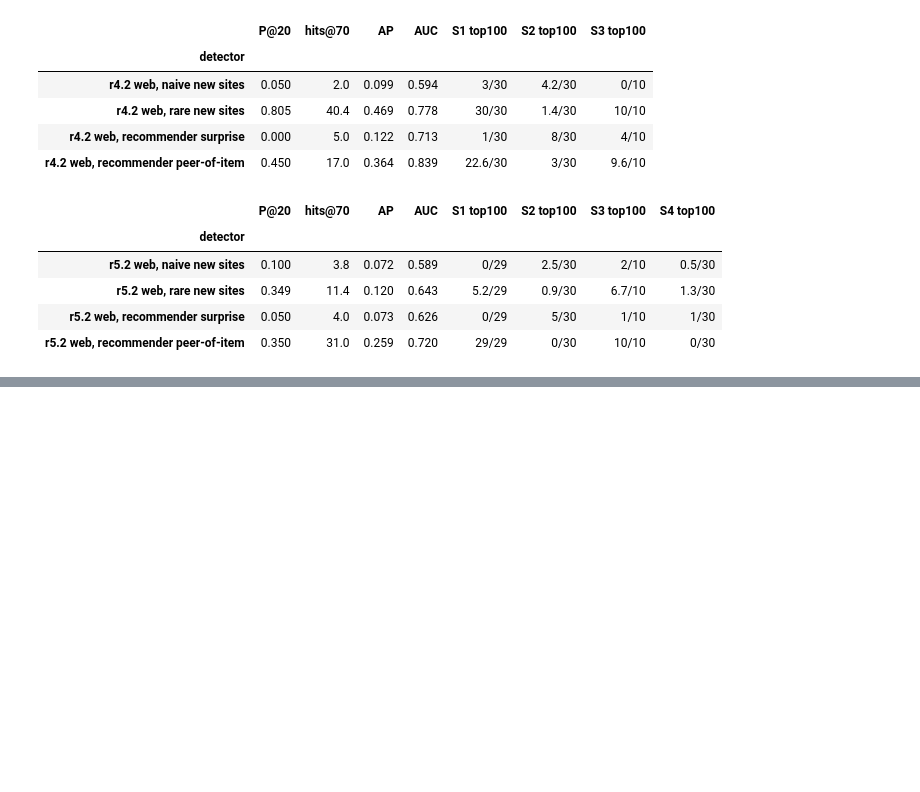
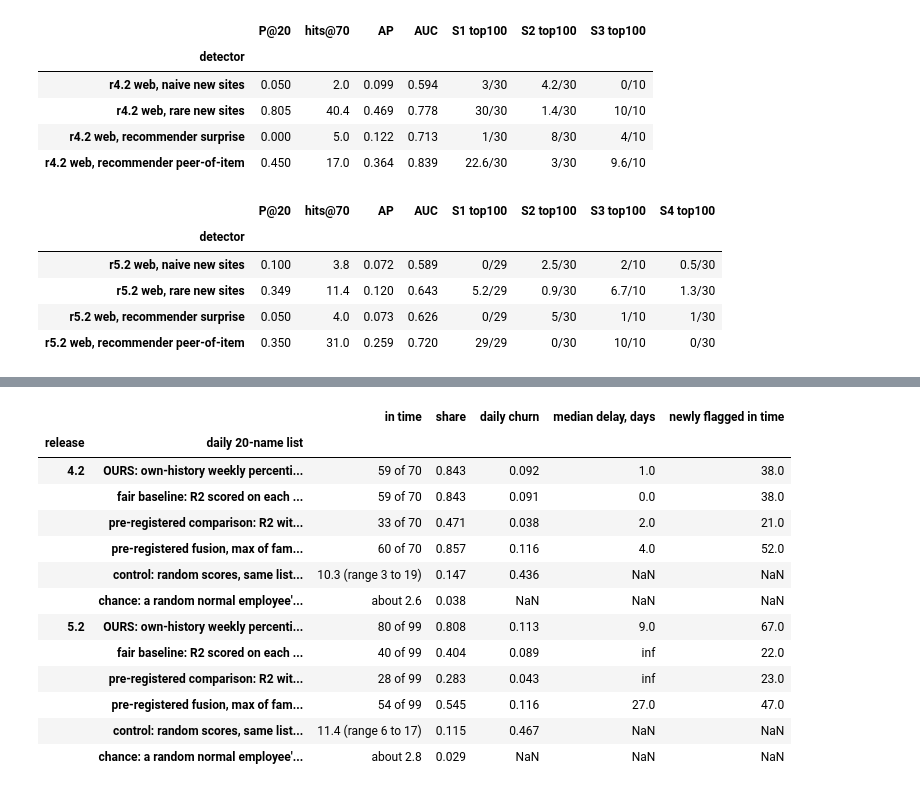
Before and after one commit to theMehrad/IBMZDatathon2026, a Jupyter notebook: feasibility/OutOfRole_Feasibility.ipynb, the cells around one changed output, grey strips where cells are left out. Drawn from its saved outputs; the diff is of its cells as text; code cells hidden in the pictures; blank space fills up the shorter version.

```diff
--- a/feasibility/OutOfRole_Feasibility.ipynb
+++ b/feasibility/OutOfRole_Feasibility.ipynb
@@ -88,7 +109,7 @@ SEED = 7
 T0 = time.time()
 
 spark = (SparkSession.builder.master("local[10]").appName("outofrole-feasibility")
-         .config("spark.driver.memory", "16g").config("spark.sql.shuffle.partitions", "64")
+         .config("spark.driver.memory", "8g").config("spark.sql.shuffle.partitions", "64")
          .config("spark.ui.showConsoleProgress", "false").getOrCreate())
 spark.sparkContext.setLogLevel("ERROR")
 print("Spark", spark.version, "| data:", DATA)
@@ -1382,0 +2136,77 @@ This follows the external reviewer's final recommendation: one tested default ra
+# %%
+# ---------- Step 19: early warning, graded against the answer key ----------
+def after_share(c, r, D):
+    # share of the insider's own answer-key events dated on days after the flag day (0 if never flagged)
+    if D is None or pd.isna(D): return 0.0
+    e = pd.read_csv(glob.glob(str(ANS / f"r{c.rel}-{r.scenario}" / f"*{r.user}*.csv"))[0], header=None, usecols=[2, 3])
+    e = e[e[3] == r.user]
+    return float(((pd.to_datetime(e[2], format="%m/%d/%Y %H:%M:%S").dt.normalize() - c.cut).dt.days.values > D).mean())
+
+def chance(ON, ins, normal, rng):
+    # identity shuffle: each insider gets the list history of a random normal employee over the insider's own attack window
+    On = ON[normal]
+    H = np.array([On[:, r.Ft:max(r.Ft + 1, r.Lt)].any(1) if r.Lt > r.Ft else np.zeros(len(On), bool) for r in ins.itertuples()])
+    sims = np.array([H[np.arange(len(ins)), rng.permutation(len(On))[:len(ins)]].mean() for _ in range(EW_NSHUF)])
+    return sims.mean(), np.quantile(sims, 0.95)
+
+def churn(ON):
+    size = ON.sum(0)                     # share of today's names that were not on yesterday's list, averaged over days
+    return float(np.mean([(ON[:, t] & ~ON[:, t - 1]).sum() / max(1, size[t]) for t in range(1, ON.shape[1])]))
+
+def burden(ON, g, is_ins):
+    T = ON.shape[1]; wk = (np.arange(T) + g["t_cut"] + g["day0"].weekday()) // 7
+    full = [w for w in np.unique(wk) if (wk == w).sum() == 7]
+    first = np.where(ON.any(1), ON.argmax(1), -1)
+    return {"new names per week (first-ever entrants)": np.mean([((first >= 0) & np.isin(first, np.where(wk == w)[0])).sum() for w in full[2:]]),
+            "distinct people on the list per week": np.mean([ON[:, wk == w].any(1).sum() for w in full]),
+            "normal staff ever listed": f"{int((ON.any(1) & ~is_ins).sum())} of {int((~is_ins).sum())}",
+            "share of list slots held by normal staff": ON[~is_ins].sum() / ON.sum(), "daily churn": churn(ON)}
+
+def mcnemar(a, b):
+    x, y = int((a & ~b).sum()), int((~a & b).sum())
+    return x, y, (1.0 if x + y == 0 else min(1.0, 2 * binom.cdf(min(x, y), x + y, 0.5)))
+
+ORDER19 = ["percentile (b)", "R2, today's value only", "R2 28-day window (a)", "pre-registered fusion (c)"]
+LABEL19 = {"percentile (b)": "OURS: own-history weekly percentile, running score (b)",
+           "R2, today's value only": "fair baseline: R2 scored on each day's value alone (similar churn)",
+           "R2 28-day window (a)": "pre-registered comparison: R2 with the same running score (a)",
+           "pre-registered fusion (c)": "pre-registered fusion, max of family tails (c)"}
+head, scen, load, tests = [], [], [], []
+for c in (c42, c52):
+    ew = EW[c.rel]; ins, gr, ON = ew["ins"], ew["G"], ew["ON"]; n = len(ins)
+    gr["R2, today's value only"] = grade(ON["R2, today's value only"], ins)
+    is_ins = np.zeros(len(c.users), bool); is_ins[ins.i] = True
+    b = gr["percentile (b)"]
+    b["after"] = [after_share(c, r, D) for r, D in zip(ins.itertuples(), b.D)]
+    # chance: the reference script draws all its shuffles from one random stream and reaches method (b) after 6 earlier
+    # calls of 500 shuffles each (method a under three running-score rules and two list sizes); we skip those draws too
+    rng = np.random.RandomState(SEED)
+    for _ in range(6 * EW_NSHUF): rng.permutation(int((~is_ins).sum()))
+    ch_mean, ch_p95 = chance(ON["percentile (b)"], ins, ~is_ins, rng)
+    T = ew["g"]["nd"] - ew["g"]["t_cut"]
+    rnd_runs = [daily_lists(running(np.random.default_rng(1000 + s).random((len(c.users), T))), np.random.default_rng(s).random(len(c.users))) for s in range(20)]
+    rnd = [int(grade(o, ins).in_time.sum()) for o in rnd_runs]
+    for k in ORDER19:
+        gk = gr[k]
+        head.append({"release": c.rel, "daily 20-name list": LABEL19[k], "in time": f"{int(gk.in_time.sum())} of {n}", "share": gk.in_time.mean(),
+                     "daily churn": churn(ON[k]), "median delay, days": np.median(gk.delay),
+                     "newly flagged in time": int((gk.in_time & ~gk.listed_14d_before).sum())})
+    head.append({"release": c.rel, "daily 20-name list": "control: random scores, same list and running score (20 seeds)",
+                 "in time": f"{np.mean(rnd):.1f} (range {min(rnd)} to {max(rnd)})", "share": np.mean(rnd) / n,
+                 "daily churn": np.mean([churn(o) for o in rnd_runs]), "median delay, days": np.nan, "newly flagged in time": np.nan})
+    head.append({"release": c.rel, "daily 20-name list": f"chance: a random normal employee's list history (p95 share {ch_p95:.3f})",
+                 "in time": f"about {ch_mean * n:.1f}", "share": ch_mean, "daily churn": np.nan, "median delay, days": np.nan, "newly flagged in time": np.nan})
+    print(f"r{c.rel}: mean per-insider share of labelled malicious events on days after the flag day (remaining opportunity) = {b.after.mean():.3f}")
+    for s, gs in b.groupby("scenario"):
+        scen.append({"release": c.rel, "scenario": s, "in time": f"{int(gs.in_time.sum())}/{len(gs)}", "median delay, days": np.median(gs.delay),
+                     "newly flagged in time (not listed in the 14 days before)": f"{int((gs.in_time & ~gs.listed_14d_before).sum())}/{len(gs)}"})
+    load += [{"release": c.rel, "list": "percentile (b)", **burden(ON["percentile (b)"], ew["g"], is_ins)},
+             {"release": c.rel, "list": "random-score control (seed 0)", **burden(rnd_runs[0], ew["g"], is_ins)}]
+    for k in ("pre-registered fusion (c)", "percentile (b)"):
+        x, y, p = mcnemar(gr[k].in_time.values, gr["R2 28-day window (a)"].in_time.values)
+        tests.append({"release": c.rel, "comparison": f"{k} vs R2 (a)", "in time only with the first": x, "only with R2": y, "exact McNemar p": p})
+display(pd.DataFrame(head).set_index(["release", "daily 20-name list"]).round(3))
+display(pd.DataFrame(scen).set_index(["release", "scenario"]))
+display(pd.DataFrame(load).set_index(["release", "list"]).round(3))
+display(pd.DataFrame(tests).set_index(["release", "comparison"]).style.format({"exact McNemar p": "{:.1e}"}))
+# %% [output]
@@ -1382,0 +2215,14 @@ This follows the external reviewer's final recommendation: one tested default ra
+|  |  | in time | share | daily churn | median delay, days | newly flagged in time |
+| release | daily 20-name list |  |  |  |  |  |
+| 4.2 | OURS: own-history weekly percenti... | 59 of 70 | 0.843 | 0.092 | 1.0 | 38.0 |
+|  | fair baseline: R2 scored on each ... | 59 of 70 | 0.843 | 0.091 | 0.0 | 38.0 |
+|  | pre-registered comparison: R2 wit... | 33 of 70 | 0.471 | 0.038 | 2.0 | 21.0 |
+|  | pre-registered fusion, max of fam... | 60 of 70 | 0.857 | 0.116 | 4.0 | 52.0 |
+|  | control: random scores, same list... | 10.3 (range 3 to 19) | 0.147 | 0.436 | NaN | NaN |
+|  | chance: a random normal employee'... | about 2.6 | 0.038 | NaN | NaN | NaN |
+| 5.2 | OURS: own-history weekly percenti... | 80 of 99 | 0.808 | 0.113 | 9.0 | 67.0 |
+|  | fair baseline: R2 scored on each ... | 40 of 99 | 0.404 | 0.089 | inf | 22.0 |
+|  | pre-registered comparison: R2 wit... | 28 of 99 | 0.283 | 0.043 | inf | 23.0 |
+|  | pre-registered fusion, max of fam... | 54 of 99 | 0.545 | 0.116 | 27.0 | 47.0 |
+|  | control: random scores, same list... | 11.4 (range 6 to 17) | 0.115 | 0.467 | NaN | NaN |
+|  | chance: a random normal employee'... | about 2.8 | 0.029 | NaN | NaN | NaN |
```
Also changed, not shown: parts of 50 cells of this notebook, 16 other files.
